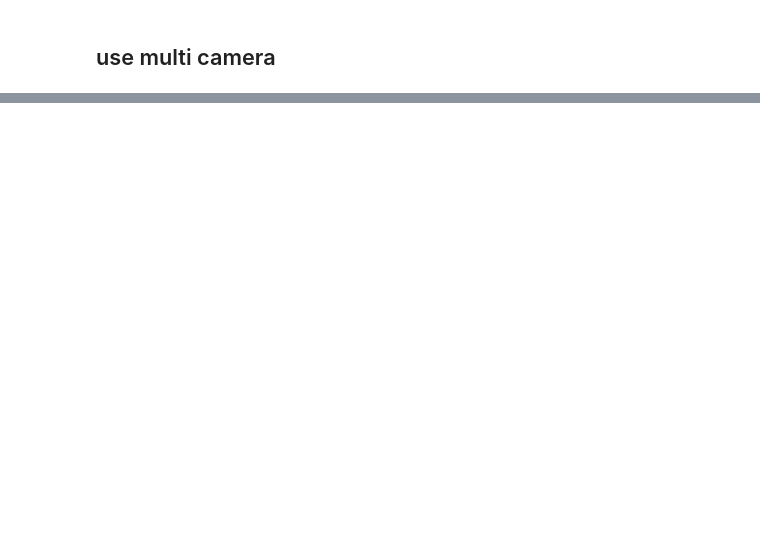
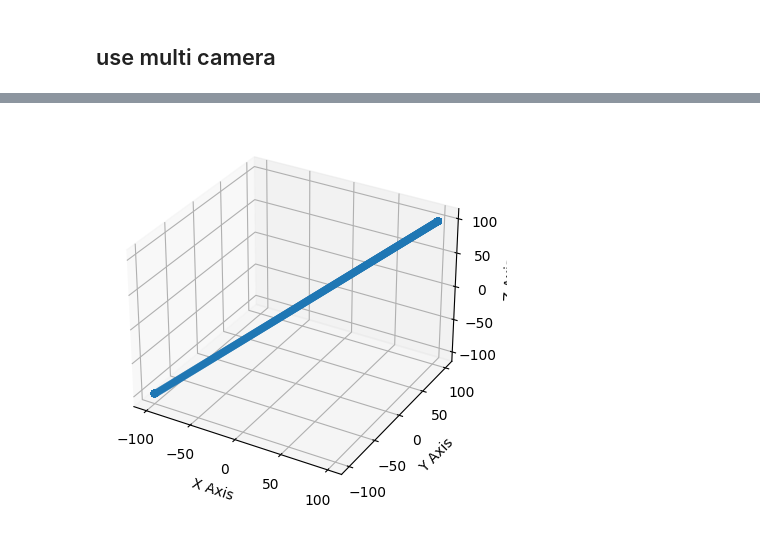
Before and after one commit to ziranyang0/EFEM, a Jupyter notebook: lib_shape_prior/dev_utils/dev_camera.ipynb, the cells around one changed output, grey strips where cells are left out. Drawn from its saved outputs; the diff is of its cells as text; code cells hidden in the pictures; blank space fills up the shorter version.

```diff
--- a/lib_shape_prior/dev_utils/dev_camera.ipynb
+++ b/lib_shape_prior/dev_utils/dev_camera.ipynb
@@ -186,28 +132 @@ No inertial data for link, using mass=1, localinertiadiagonal = 1,1,1, identity
 base_link
-# %%
-import pybullet as p
-import pybullet_data
-import time
-import matplotlib.pyplot as plt
-# 连接到PyBullet
-physicsClient = p.connect(p.DIRECT)
-
-# 加载URDF
-p.setAdditionalSearchPath(pybullet_data.getDataPath())
-robotId = p.loadURDF("mesh.urdf") # 替换为您的URDF文件名
-
-# 简单的仿真循环
-for i in range(1000):
-    p.stepSimulation()
-    # 获取机器人的位置和方向
-    pos, ori = p.getBasePositionAndOrientation(robotId)
-    print("Position:", pos, "Orientation:", ori)
-    time.sleep(1./240.)
-    # break
-
-# 可视化（这里是一个简单的示例）
-plt.plot(pos)
-plt.title("Robot Position")
-plt.show()
-
-p.disconnect()
@@ -244,0 +196,20 @@ Container(figure=Figure(box_center=[0.5, 0.5, 0.5], box_size=[1.0, 1.0, 1.0], ca
+# %%
+import numpy as np
+import matplotlib.pyplot as plt
+points = pointCloud
+# 创建 3D 图形
+fig = plt.figure()
+ax = fig.add_subplot(111, projection='3d')
+
+# 绘制点云
+ax.scatter(points[:, 0], points[:, 1], points[:, 2])
+
+# 设置坐标轴标签
+ax.set_xlabel('X Axis')
+ax.set_ylabel('Y Axis')
+ax.set_zlabel('Z Axis')
+
+# 显示图形
+plt.show()
+# %% [output]
+[figure, added]
```
Also changed, not shown: parts of 11 cells of this notebook, 5 other files.
